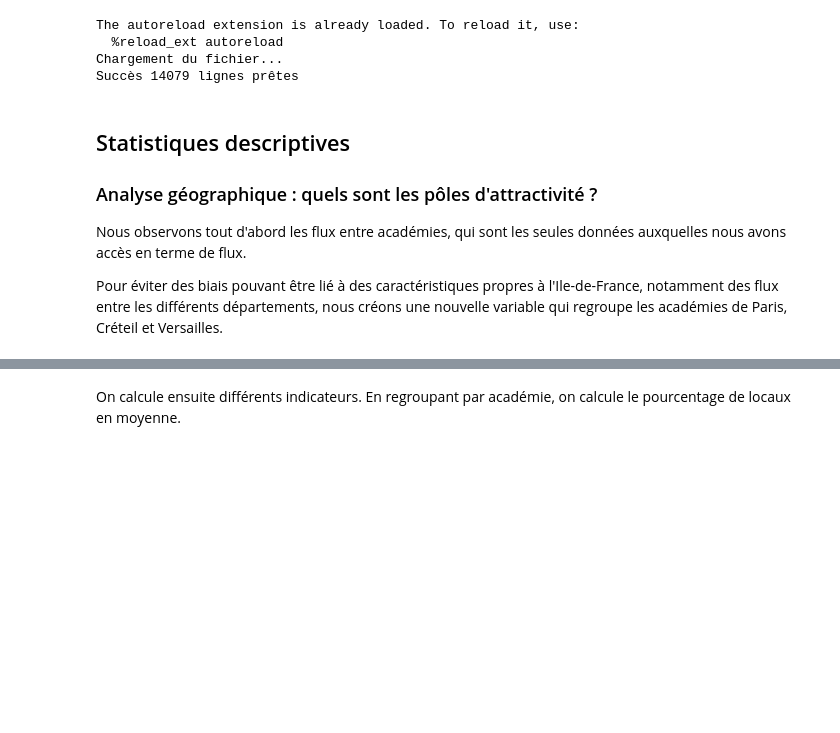
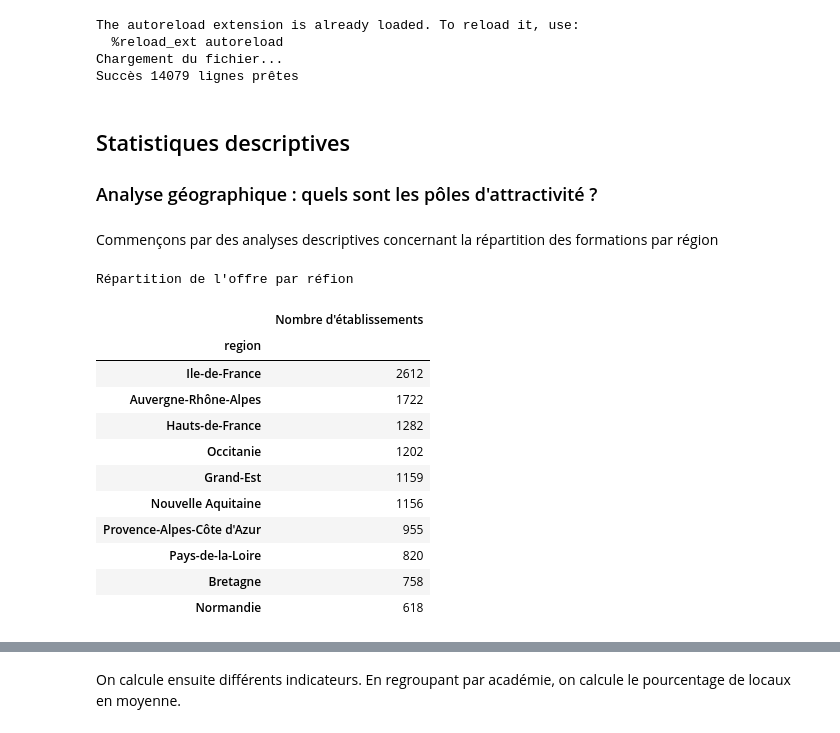
Before and after one commit to elise-m1/Projet-python-data-science, a Jupyter notebook: main.ipynb, the cells around one changed output, grey strips where cells are left out. Saved outputs shown, nothing was run; the diff lists cells and outputs as text; code cells hidden in the pictures; blank space fills up the shorter version.

Commit message:
analyse descriptive de base sur la géographique => attention il y a potentiellement des répétitions, il faudra relire le document dans sa globalité pour corriger tout ça

```diff
--- a/main.ipynb
+++ b/main.ipynb
@@ -65,7 +65,27 @@ Succès 14079 lignes prêtes
 
 <a id="geo"></a>
 ### Analyse géographique : quels sont les pôles d'attractivité ?
-
-Nous observons tout d'abord les flux entre académies, qui sont les seules données auxquelles nous avons accès en terme de flux.
-
-Pour éviter des biais pouvant être lié à des caractéristiques propres à l'Ile-de-France, notamment des flux entre les différents départements, nous créons une nouvelle variable qui regroupe les académies de Paris, Créteil et Versailles.
+# %% [markdown]
+Commençons par des analyses descriptives concernant la répartition des formations par région
+# %%
+#Nombre d'établissements par région
+
+print("Répartition de l'offre par réfion")
+
+#On ne garde que le top 10 pour faciliter la lisibilité
+top_regions = df["region"].value_counts().head(10)
+display(top_regions.to_frame("Nombre d'établissements"))
+# %% [output]
+Répartition de l'offre par réfion
+|  | Nombre d'établissements |
+| region |  |
+| Ile-de-France | 2612 |
+| Auvergne-Rhône-Alpes | 1722 |
+| Hauts-de-France | 1282 |
+| Occitanie | 1202 |
+| Grand-Est | 1159 |
+| Nouvelle Aquitaine | 1156 |
+| Provence-Alpes-Côte d'Azur | 955 |
+| Pays-de-la-Loire | 820 |
+| Bretagne | 758 |
+| Normandie | 618 |
```
Also changed, not shown: parts of 5 cells of this notebook.
